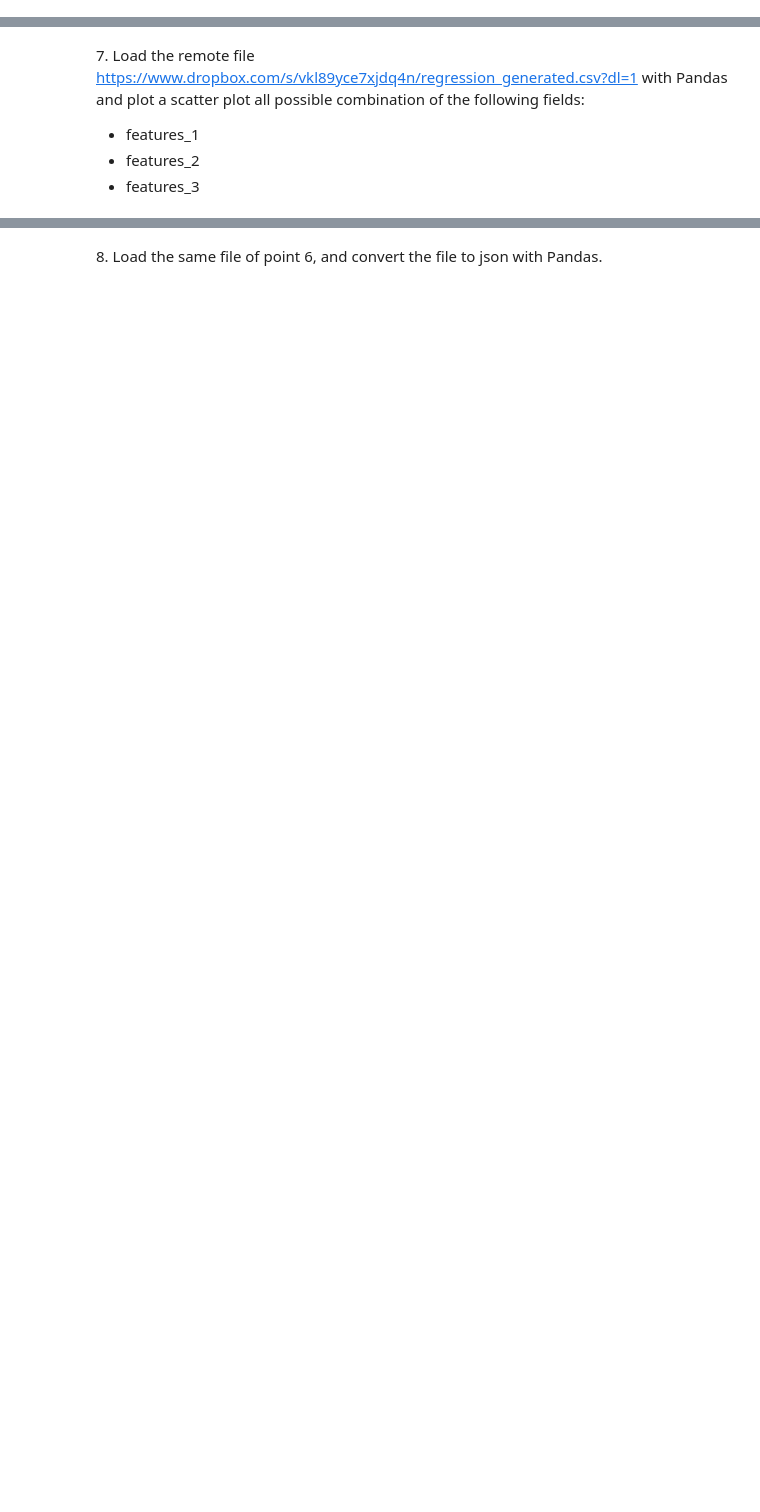
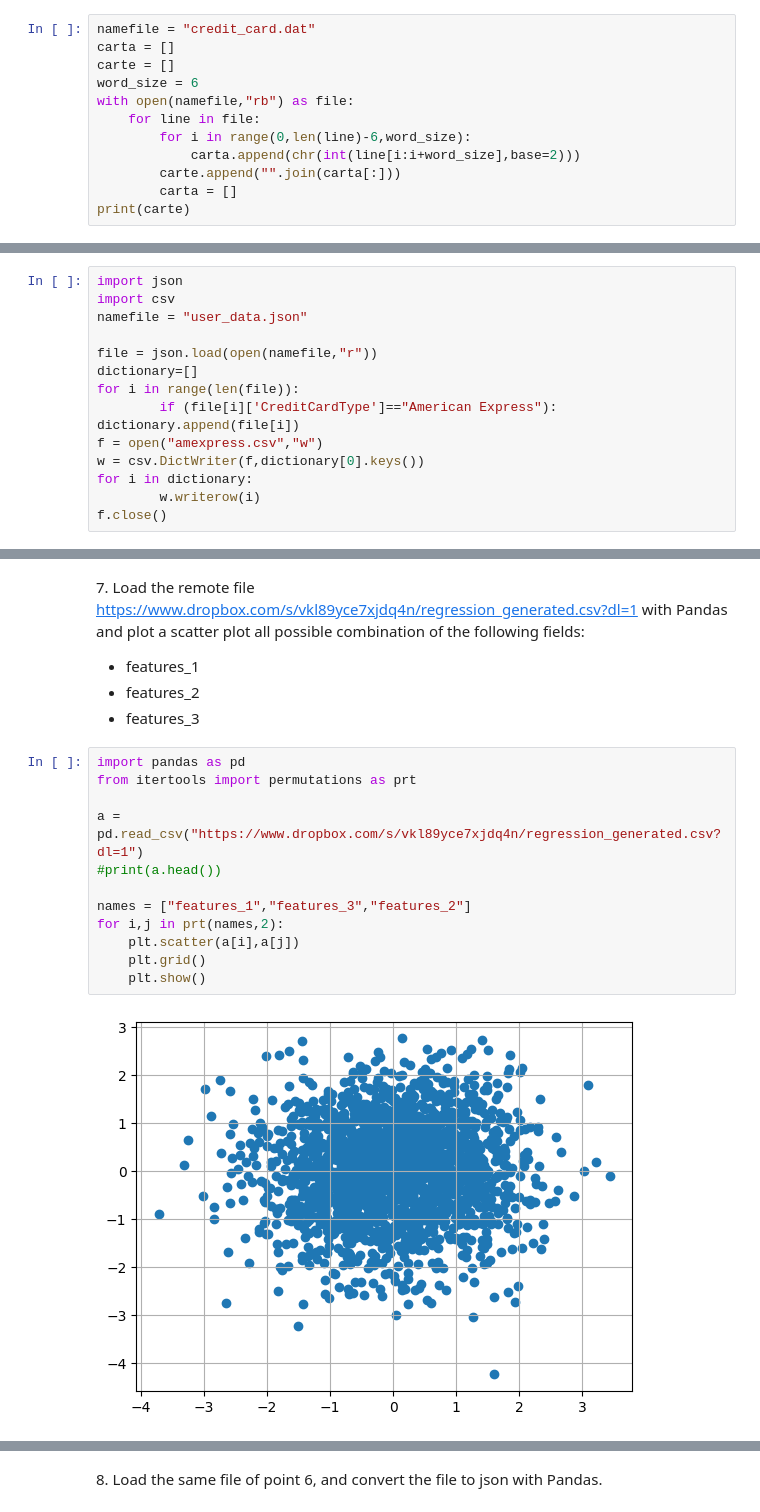
Before and after one commit to luca-dituri/LaboratoryOfComputationalPhysics_Y8, a Jupyter notebook: 05ex_OSEMN.ipynb, the cells around one changed output, grey strips where cells are left out. Saved outputs shown, nothing was run; the diff lists cells and outputs as text; blank space fills up the shorter version.

```diff
--- a/05ex_OSEMN.ipynb
+++ b/05ex_OSEMN.ipynb
@@ -88,3 +58,15 @@ Each line correspond to a credit card number.
 Each character is composed by 6 bit (even the space) and the last 4 bit are just a padding
 
 **hint**: use the `chr()` function to convert a number to a char
+# %%
+namefile = "credit_card.dat"
+carta = []
+carte = []
+word_size = 6
+with open(namefile,"rb") as file:
+    for line in file:
+        for i in range(0,len(line)-6,word_size):
+            carta.append(chr(int(line[i:i+word_size],base=2)))
+        carte.append("".join(carta[:]))
+        carta = []
+print(carte)
@@ -91,2 +75,16 @@ Each character is composed by 6 bit (even the space) and the last 4 bit are just
 # %% [markdown]
 5\. Load the file "user_data.json", filter the data by the "CreditCardType" field equals to "American Express". Than save the data a to CSV.
+# %%
+import json
+import csv
+namefile = "user_data.json"
+
+file = json.load(open(namefile,"r"))
+dictionary=[]
+for i in range(len(file)):
+        if (file[i]['CreditCardType']=="American Express"): dictionary.append(file[i])
+f = open("amexpress.csv","w")
+w = csv.DictWriter(f,dictionary[0].keys())
+for i in dictionary:
+        w.writerow(i)
+f.close()
@@ -100,3 +145,17 @@ Each character is composed by 6 bit (even the space) and the last 4 bit are just
   + features_1
   + features_2
   + features_3
+# %%
+import pandas as pd
+from itertools import permutations as prt
+
+a = pd.read_csv("https://www.dropbox.com/s/vkl89yce7xjdq4n/regression_generated.csv?dl=1")
+#print(a.head())
+
+names = ["features_1","features_3","features_2"]
+for i,j in prt(names,2):
+    plt.scatter(a[i],a[j])
+    plt.grid()
+    plt.show()
+# %% [output]
+[figure, added]
```
Also changed, not shown: parts of 10 cells of this notebook, 4 other files.
